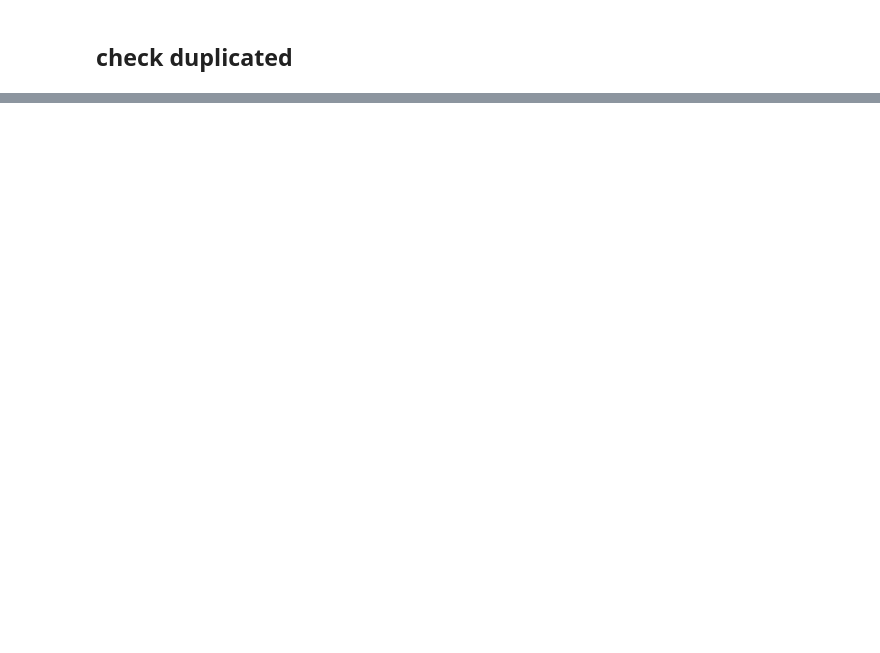
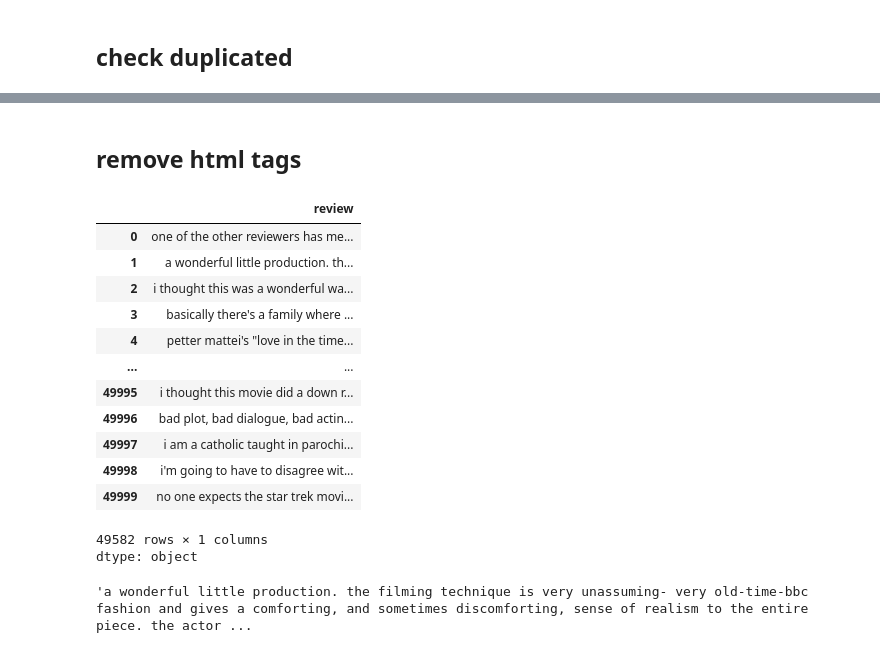
Before and after one commit to minhaz1172/NLP, a Jupyter notebook: Text_Classification(word2vec_andML).ipynb, the cells around one changed output, grey strips where cells are left out. Cells and saved outputs as stored; diff of their text form; code cells hidden in the pictures; blank space fills up the shorter version.

```diff
--- a/Text_Classification(word2vec_andML).ipynb
+++ b/Text_Classification(word2vec_andML).ipynb
@@ -74,0 +100,29 @@ dtype: int64
+# %% [markdown]
+## remove html tags
+# %%
+import re
+def remove_html_tags(text):
+  pattern=re.compile('<.*?>')
+  return pattern.sub(r'',text)
+
+df['review']=df['review'].apply(remove_html_tags)
+df['review']
+# %% [output]
+|  | review |
+| 0 | one of the other reviewers has me... |
+| 1 | a wonderful little production. th... |
+| 2 | i thought this was a wonderful wa... |
+| 3 | basically there's a family where ... |
+| 4 | petter mattei's "love in the time... |
+| ... | ... |
+| 49995 | i thought this movie did a down r... |
+| 49996 | bad plot, bad dialogue, bad actin... |
+| 49997 | i am a catholic taught in parochi... |
+| 49998 | i'm going to have to disagree wit... |
+| 49999 | no one expects the star trek movi... |
+49582 rows × 1 columns
+dtype: object
+# %%
+df['review'][1] # cheking removed tags of html
+# %% [output]
+'a wonderful little production. the filming technique is very unassuming- very old-time-bbc fashion and gives a comforting, and sometimes discomforting, sense of realism to the entire piece. the actor ...
```
Also changed, not shown: parts of 28 cells of this notebook.
